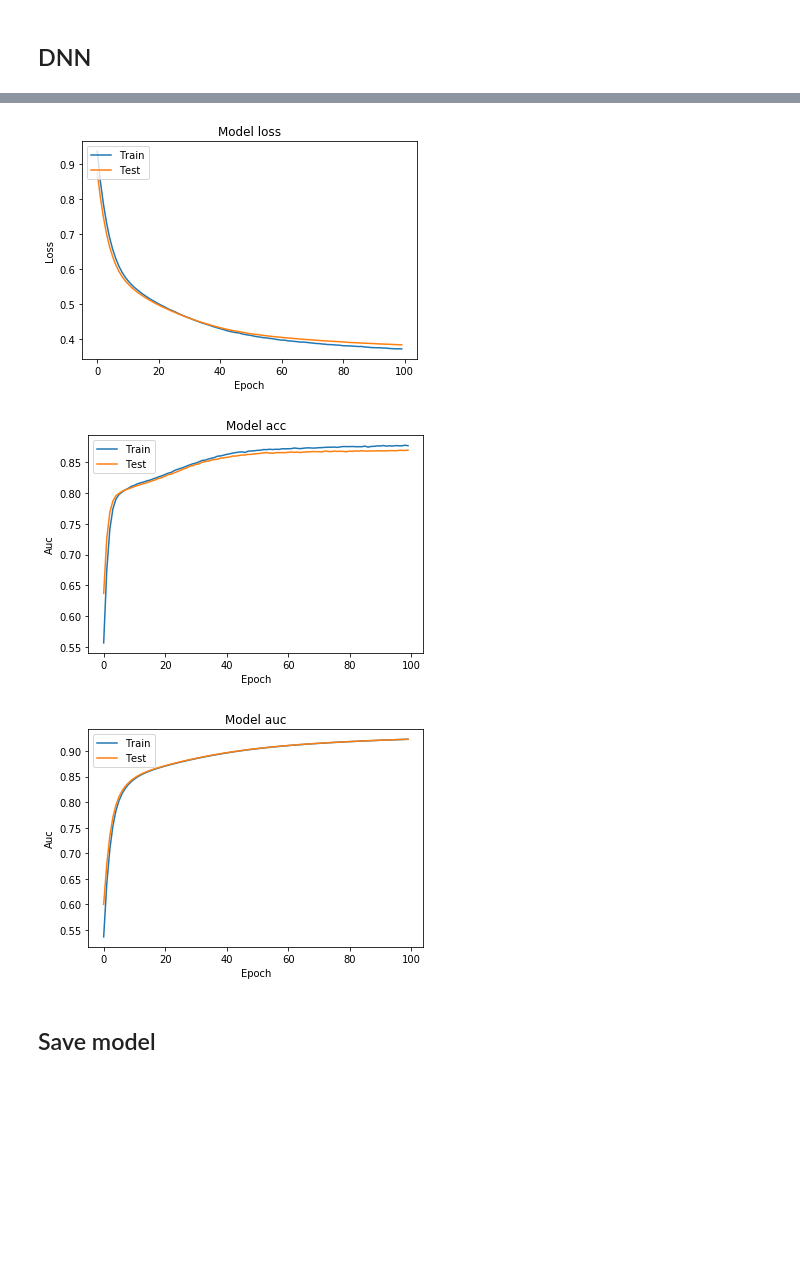
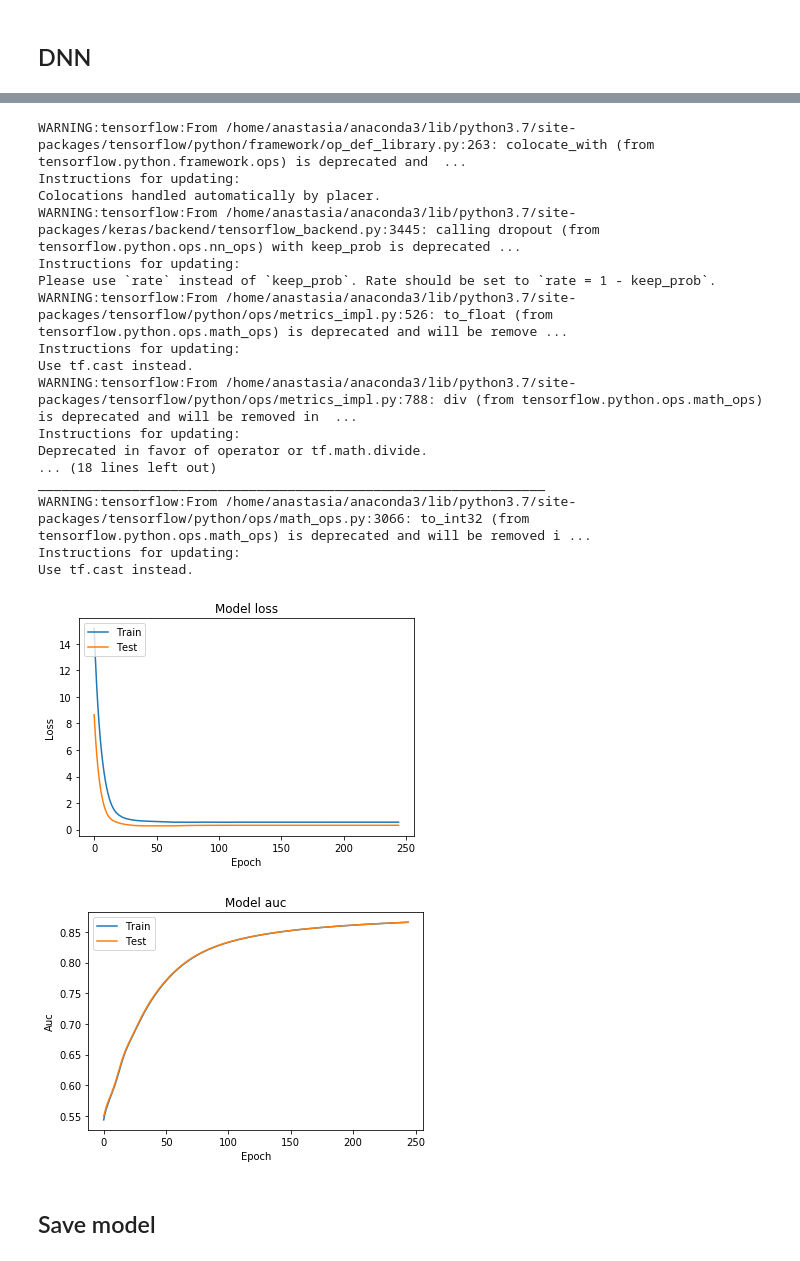
Before and after one commit to karavdin/Sandbox_SantanderCustomerTransactionPrediction, a Jupyter notebook: SantanderCustomerTransactionPrediction.Model_training.ipynb, the cells around one changed output, grey strips where cells are left out. Saved outputs shown, nothing was run; the diff lists cells and outputs as text; code cells hidden in the pictures; blank space fills up the shorter version.

```diff
--- a/SantanderCustomerTransactionPrediction.Model_training.ipynb
+++ b/SantanderCustomerTransactionPrediction.Model_training.ipynb
@@ -32,8 +63,15 @@ Using TensorFlow backend.
 # %% [markdown]
 ## Load data
 # %%
-X_train = np.load("X_train_resamp_std.npy")
-Y_train = np.load("Y_train_resamp.npy")
+#alternative with resampling minor class
+#X_train = np.load("X_train_resamp_std.npy")
+#Y_train = np.load("Y_train_resamp.npy")
+
+#original sample with split to test and validation
+X_train = np.load("datasets/X_train_samp_std.npy")
+Y_train = np.load("datasets/Y_train_samp.npy")
+
+
 
 #X_test = np.load("X_test_std.npy")
 
@@ -119,0 +137,31 @@ Epoch 100/100
+# %%
+#Train Keras
+##model_NN_32 = build_NN_32(X_train_NN)
+tensorboard = TensorBoard(log_dir="logs/{}".format(time()),histogram_freq=50, write_graph=True, write_images=True)
+earlyStop = EarlyStopping(monitor='val_loss', min_delta=1e-8,patience=200,restore_best_weights=True)
+reduceLR = ReduceLROnPlateau(monitor='val_loss', factor=0.1, patience=10, verbose=0, mode='auto', min_delta=0.001, cooldown=0, min_lr=0)
+#earlyStop = EarlyStopping(monitor='loss', min_delta=1e-5,patience=50,restore_best_weights=True)
+class_weight = {0: 1.,1: 5.}
+model_NN_32 = build_NN_test(X_train_NN)
+#model_NN_32 = build_NN_LSTM(X_train_NN)
+epochs=1001
+history_NN_32 = model_NN_32.fit(X_train_NN,Y_train_NN,shuffle=True,class_weight=class_weight, verbose=0,callbacks=[tensorboard,earlyStop,reduceLR],validation_data = (X_val_NN,Y_val_NN),epochs=epochs,batch_size=4*4*512)
+#history_NN_32 = model_NN_32.fit(X_train_NN,Y_train_NN,shuffle=True,class_weight=class_weight, verbose=0,callbacks=[tensorboard],validation_data = (X_val_NN,Y_val_NN),epochs=epochs,batch_size=4*4*512)
+# %% [output]
+WARNING:tensorflow:From /home/anastasia/anaconda3/lib/python3.7/site-packages/tensorflow/python/framework/op_def_library.py:263: colocate_with (from tensorflow.python.framework.ops) is deprecated and  ...
+Instructions for updating:
+Colocations handled automatically by placer.
+WARNING:tensorflow:From /home/anastasia/anaconda3/lib/python3.7/site-packages/keras/backend/tensorflow_backend.py:3445: calling dropout (from tensorflow.python.ops.nn_ops) with keep_prob is deprecated ...
+Instructions for updating:
+Please use `rate` instead of `keep_prob`. Rate should be set to `rate = 1 - keep_prob`.
+WARNING:tensorflow:From /home/anastasia/anaconda3/lib/python3.7/site-packages/tensorflow/python/ops/metrics_impl.py:526: to_float (from tensorflow.python.ops.math_ops) is deprecated and will be remove ...
+Instructions for updating:
+Use tf.cast instead.
+WARNING:tensorflow:From /home/anastasia/anaconda3/lib/python3.7/site-packages/tensorflow/python/ops/metrics_impl.py:788: div (from tensorflow.python.ops.math_ops) is deprecated and will be removed in  ...
+Instructions for updating:
+Deprecated in favor of operator or tf.math.divide.
+... (18 lines left out)
+_________________________________________________________________
+WARNING:tensorflow:From /home/anastasia/anaconda3/lib/python3.7/site-packages/tensorflow/python/ops/math_ops.py:3066: to_int32 (from tensorflow.python.ops.math_ops) is deprecated and will be removed i ...
+Instructions for updating:
+Use tf.cast instead.
@@ -120,8 +197,7 @@ Epoch 100/100
 # %%
 plot_loss(history_NN_32)
-plot_acc(history_NN_32)
+#plot_acc(history_NN_32)
 plot_auc(history_NN_32)
 # %% [output]
-[figure, old version]
+[figure, new version]
-[figure, old version]
+[figure, new version]
-[figure, removed]
```
Also changed, not shown: parts of 13 cells of this notebook, 8 other files.
